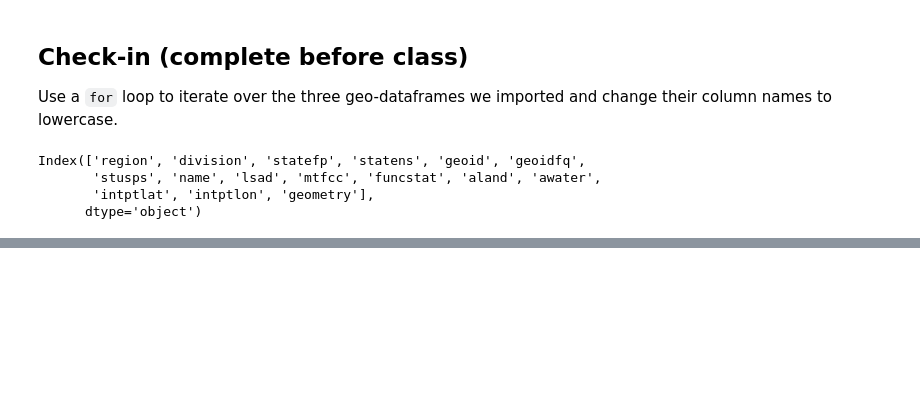
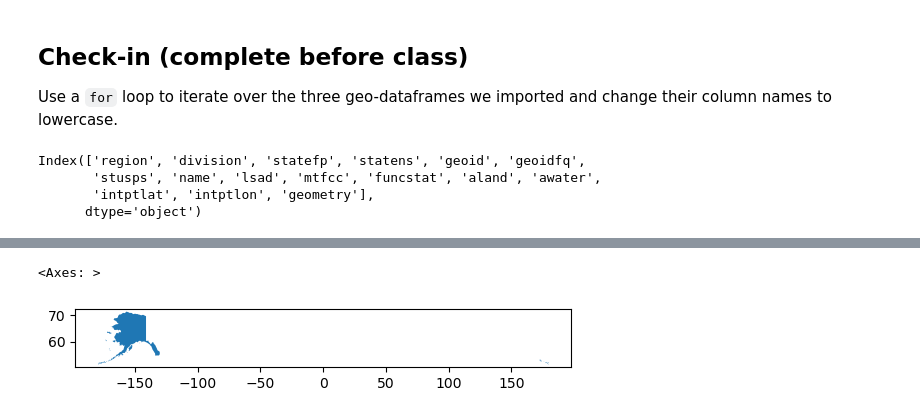
Before and after one commit to Karlavramos/eds220-in-class, a Jupyter notebook: week-7-clipping-STUDENTS.ipynb, the cells around one changed output, grey strips where cells are left out. Saved outputs shown, nothing was run; the diff lists cells and outputs as text; code cells hidden in the pictures; blank space fills up the shorter version.

```diff
--- a/week-7-clipping-STUDENTS.ipynb
+++ b/week-7-clipping-STUDENTS.ipynb
@@ -72,0 +93,6 @@ Index(['region', 'division', 'statefp', 'statens', 'geoid', 'geoidfq',
+# %%
+alaska = states[states['name']== "Alaska"]
+alaska.plot()
+# %% [output]
+<Axes: >
+[figure, added]
```
Also changed, not shown: parts of 37 cells of this notebook, 1 other file.
